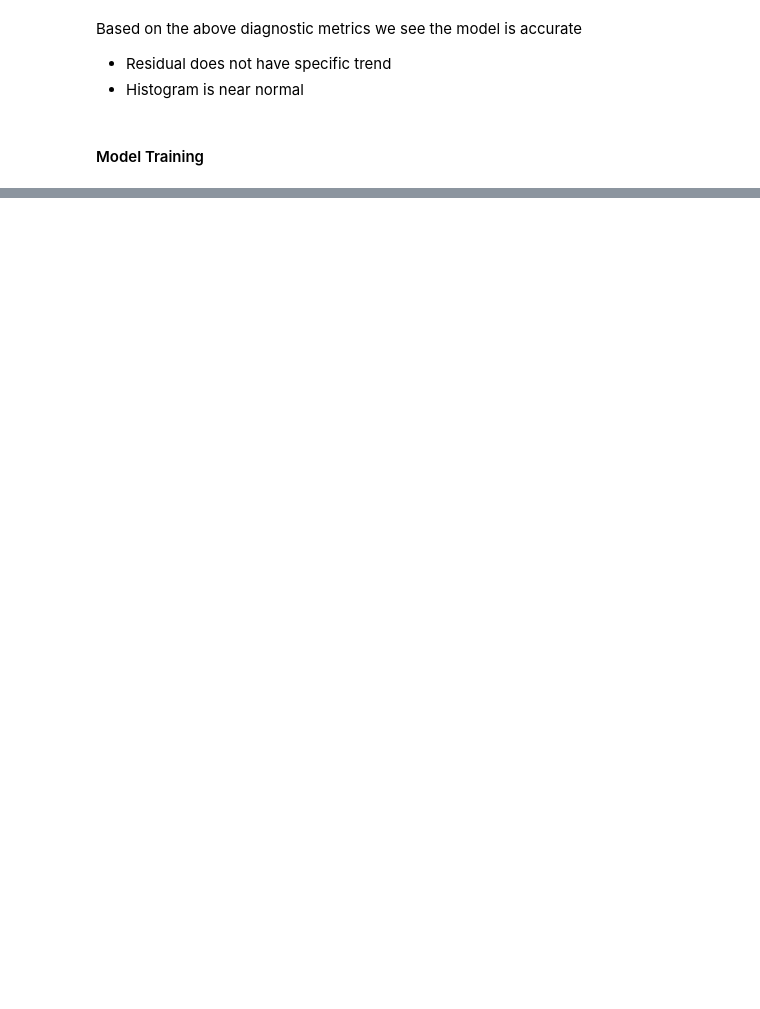
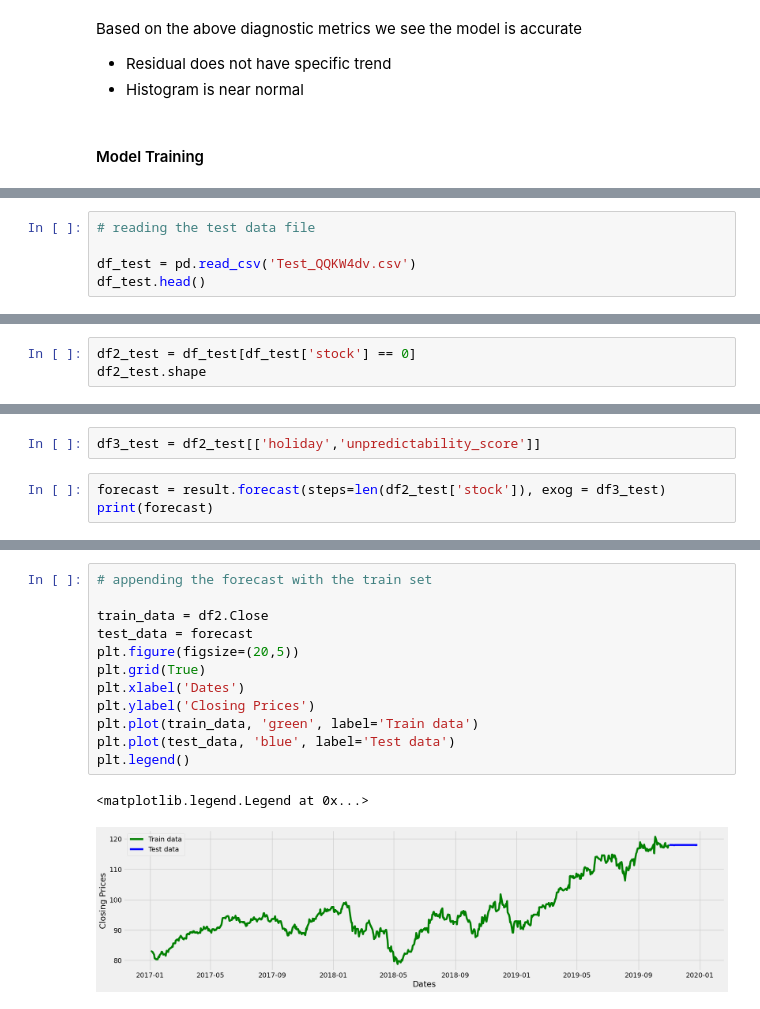
Before and after one commit to NishanD21/ARIMAX-time-series-model-on-stock-prices, a Jupyter notebook: arimax_analysis.ipynb, the cells around one changed output, grey strips where cells are left out. Drawn from its saved outputs; the diff is of its cells as text; blank space fills up the shorter version.

```diff
--- a/arimax_analysis.ipynb
+++ b/arimax_analysis.ipynb
@@ -372,0 +391,5 @@ Warnings:
+# %%
+# reading the test data file
+
+df_test = pd.read_csv('Test_QQKW4dv.csv')
+df_test.head()
@@ -372,0 +403,3 @@ Warnings:
+# %%
+df2_test = df_test[df_test['stock'] == 0]
+df2_test.shape
@@ -372,0 +408,5 @@ Warnings:
+# %%
+df3_test = df2_test[['holiday','unpredictability_score']]
+# %%
+forecast = result.forecast(steps=len(df2_test['stock']), exog = df3_test)
+print(forecast)
@@ -372,0 +431,15 @@ Warnings:
+# %%
+# appending the forecast with the train set
+
+train_data = df2.Close
+test_data = forecast
+plt.figure(figsize=(20,5))
+plt.grid(True)
+plt.xlabel('Dates')
+plt.ylabel('Closing Prices')
+plt.plot(train_data, 'green', label='Train data')
+plt.plot(test_data, 'blue', label='Test data')
+plt.legend()
+# %% [output]
+<matplotlib.legend.Legend at 0x...>
+[figure, added]
```
Also changed, not shown: parts of 9 cells of this notebook, 1 other file.
